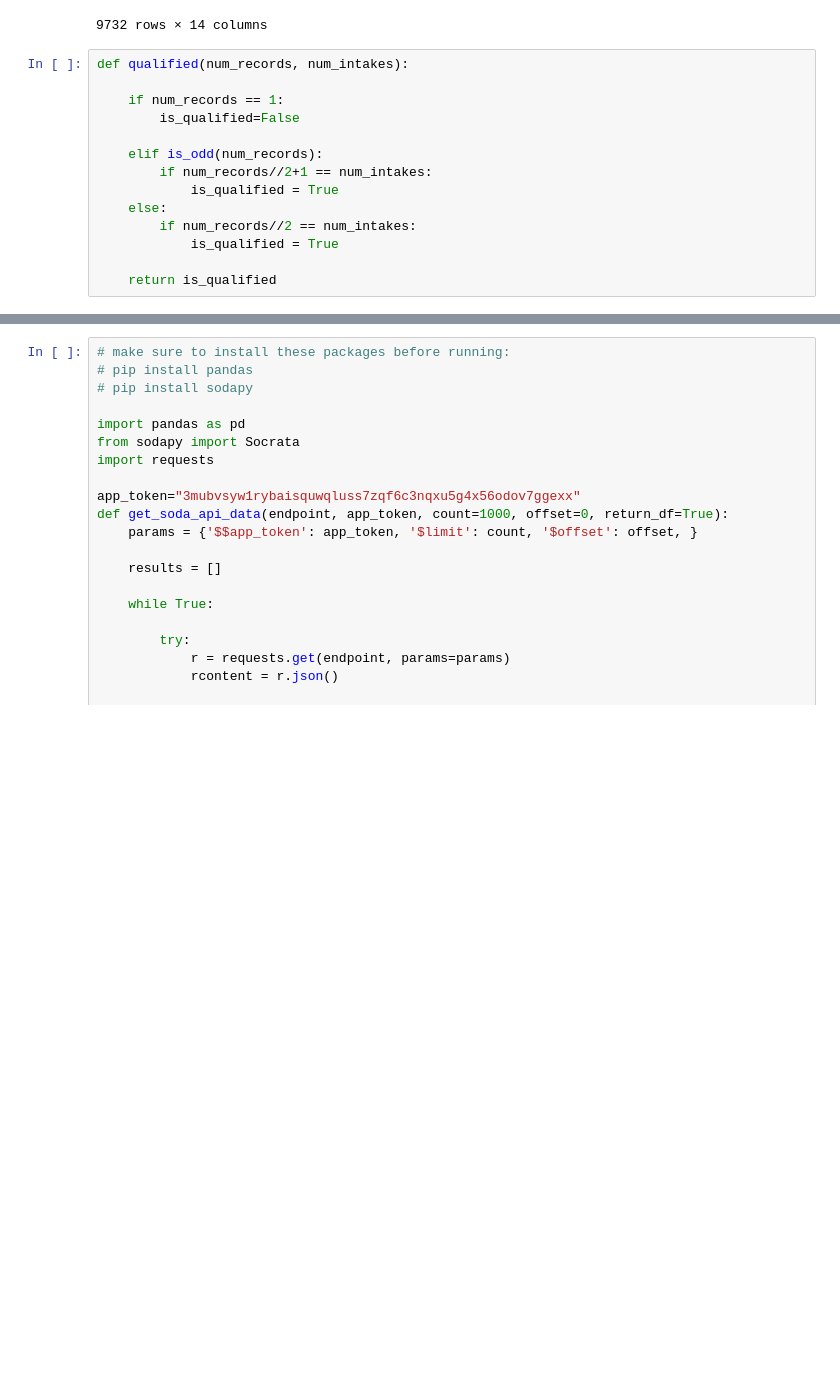
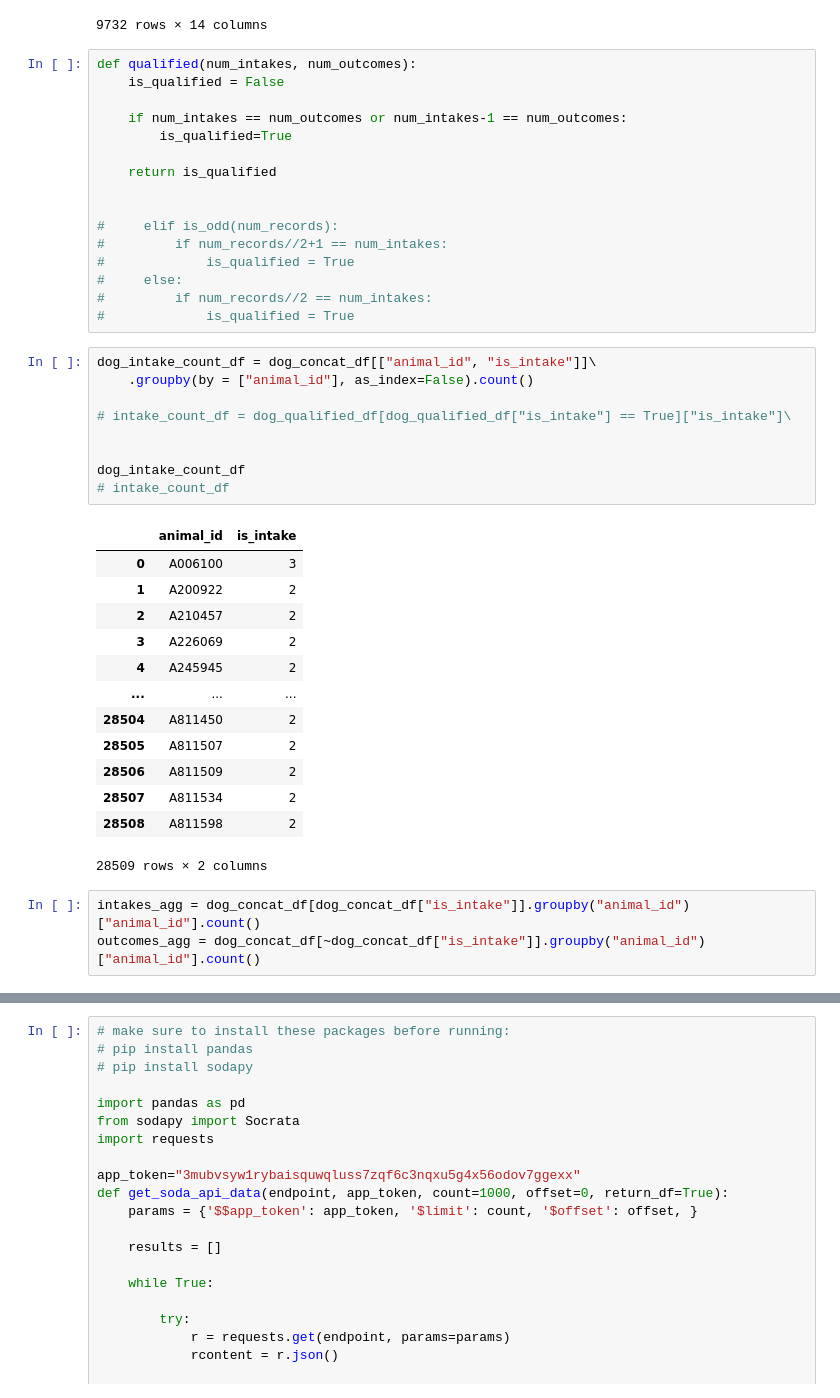
Before and after one commit to edhaarmanniv/Animal-Shelter-Project, a Jupyter notebook: master.ipynb, the cells around one changed output, grey strips where cells are left out. Cells and saved outputs as stored; diff of their text form; blank space fills up the shorter version.

```diff
--- a/master.ipynb
+++ b/master.ipynb
@@ -143,16 +145,44 @@ boomerang_df_full
 | 60439 | A811116 | Koda | 2020-01-03 15:47:00 | Austin (TX) | Owner Surrender | Normal | Dog | Neutered Male | ... |
 9732 rows × 14 columns
 # %%
-def qualified(num_records, num_intakes):
+def qualified(num_intakes, num_outcomes):
+    is_qualified = False
 
-    if num_records == 1:
-        is_qualified=False
-
-    elif is_odd(num_records):
-        if num_records//2+1 == num_intakes:
-            is_qualified = True
-    else:
-        if num_records//2 == num_intakes:
-            is_qualified = True
+    if num_intakes == num_outcomes or num_intakes-1 == num_outcomes:
+        is_qualified=True
 
     return is_qualified
+
+
+#     elif is_odd(num_records):
+#         if num_records//2+1 == num_intakes:
+#             is_qualified = True
+#     else:
+#         if num_records//2 == num_intakes:
+#             is_qualified = True
+# %%
+dog_intake_count_df = dog_concat_df[["animal_id", "is_intake"]]\
+    .groupby(by = ["animal_id"], as_index=False).count()
+
+# intake_count_df = dog_qualified_df[dog_qualified_df["is_intake"] == True]["is_intake"]\
+
+
+dog_intake_count_df
+# intake_count_df
+# %% [output]
+|  | animal_id | is_intake |
+| 0 | A006100 | 3 |
+| 1 | A200922 | 2 |
+| 2 | A210457 | 2 |
+| 3 | A226069 | 2 |
+| 4 | A245945 | 2 |
+| ... | ... | ... |
+| 28504 | A811450 | 2 |
+| 28505 | A811507 | 2 |
+| 28506 | A811509 | 2 |
+| 28507 | A811534 | 2 |
+| 28508 | A811598 | 2 |
+28509 rows × 2 columns
+# %%
+intakes_agg = dog_concat_df[dog_concat_df["is_intake"]].groupby("animal_id")["animal_id"].count()
+outcomes_agg = dog_concat_df[~dog_concat_df["is_intake"]].groupby("animal_id")["animal_id"].count()
```
Also changed, not shown: parts of 6 cells of this notebook.
